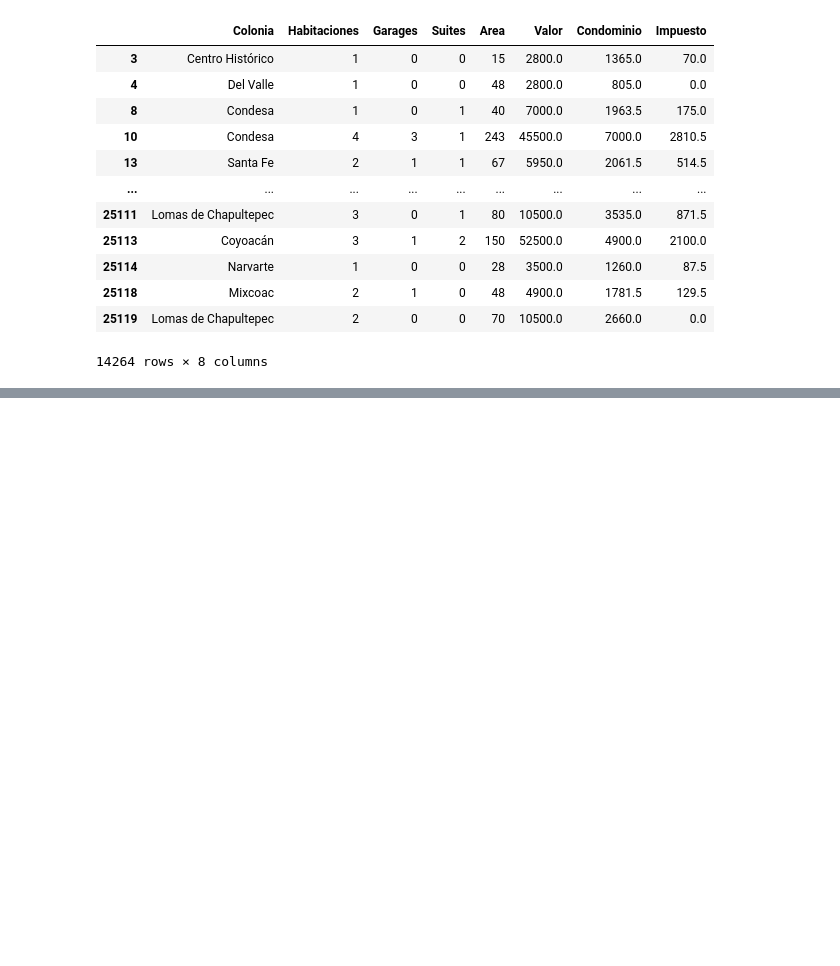
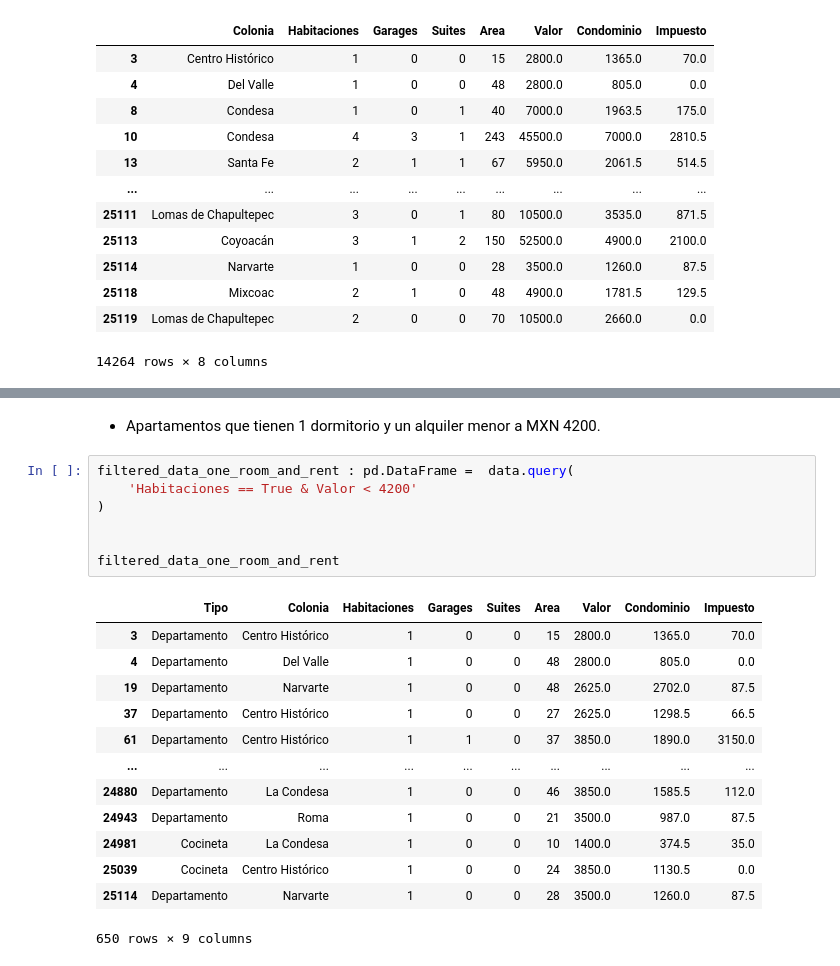
Before and after one commit to dscamacho333/Data_Science_Course, a Jupyter notebook: Pandas_Inmuebles_CDMX.ipynb, the cells around one changed output, grey strips where cells are left out. Saved outputs shown, nothing was run; the diff lists cells and outputs as text; blank space fills up the shorter version.

Commit message:
Learning about filtering data with Pandas

```diff
--- a/Pandas_Inmuebles_CDMX.ipynb
+++ b/Pandas_Inmuebles_CDMX.ipynb
@@ -722,0 +731,23 @@ departaments_dataframe
+# %% [markdown]
+* Apartamentos que tienen 1 dormitorio y un alquiler menor a MXN 4200.
+# %%
+filtered_data_one_room_and_rent : pd.DataFrame =  data.query(
+    'Habitaciones == True & Valor < 4200'
+)
+
+
+filtered_data_one_room_and_rent
+# %% [output]
+|  | Tipo | Colonia | Habitaciones | Garages | Suites | Area | Valor | Condominio | Impuesto |
+| 3 | Departamento | Centro Histórico | 1 | 0 | 0 | 15 | 2800.0 | 1365.0 | 70.0 |
+| 4 | Departamento | Del Valle | 1 | 0 | 0 | 48 | 2800.0 | 805.0 | 0.0 |
+| 19 | Departamento | Narvarte | 1 | 0 | 0 | 48 | 2625.0 | 2702.0 | 87.5 |
+| 37 | Departamento | Centro Histórico | 1 | 0 | 0 | 27 | 2625.0 | 1298.5 | 66.5 |
+| 61 | Departamento | Centro Histórico | 1 | 1 | 0 | 37 | 3850.0 | 1890.0 | 3150.0 |
+| ... | ... | ... | ... | ... | ... | ... | ... | ... | ... |
+| 24880 | Departamento | La Condesa | 1 | 0 | 0 | 46 | 3850.0 | 1585.5 | 112.0 |
+| 24943 | Departamento | Roma | 1 | 0 | 0 | 21 | 3500.0 | 987.0 | 87.5 |
+| 24981 | Cocineta | La Condesa | 1 | 0 | 0 | 10 | 1400.0 | 374.5 | 35.0 |
+| 25039 | Cocineta | Centro Histórico | 1 | 0 | 0 | 24 | 3850.0 | 1130.5 | 0.0 |
+| 25114 | Departamento | Narvarte | 1 | 0 | 0 | 28 | 3500.0 | 1260.0 | 87.5 |
+650 rows × 9 columns
```
Also changed, not shown: parts of 9 cells of this notebook.
